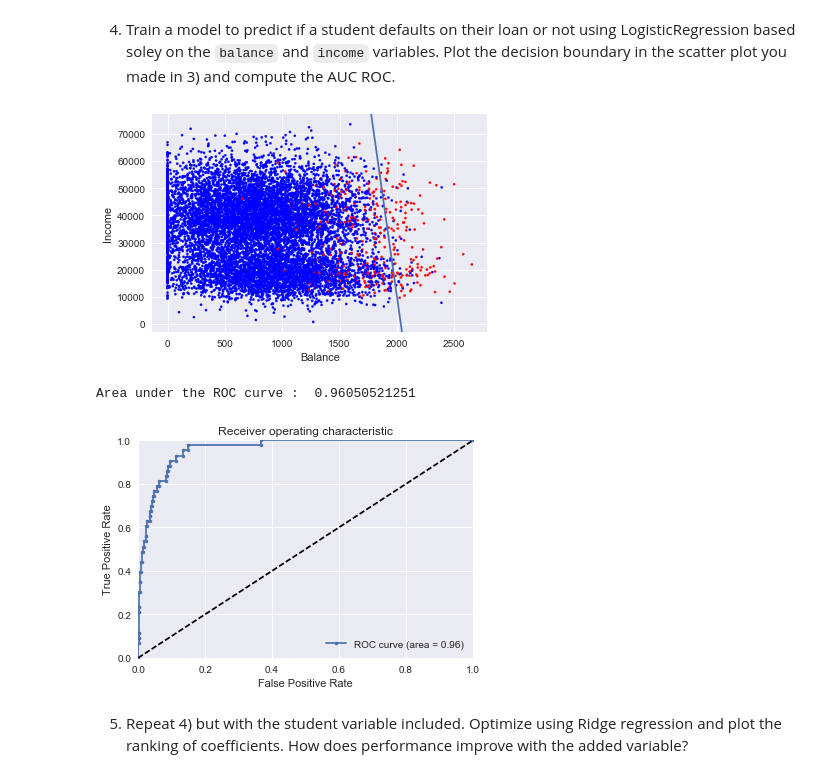
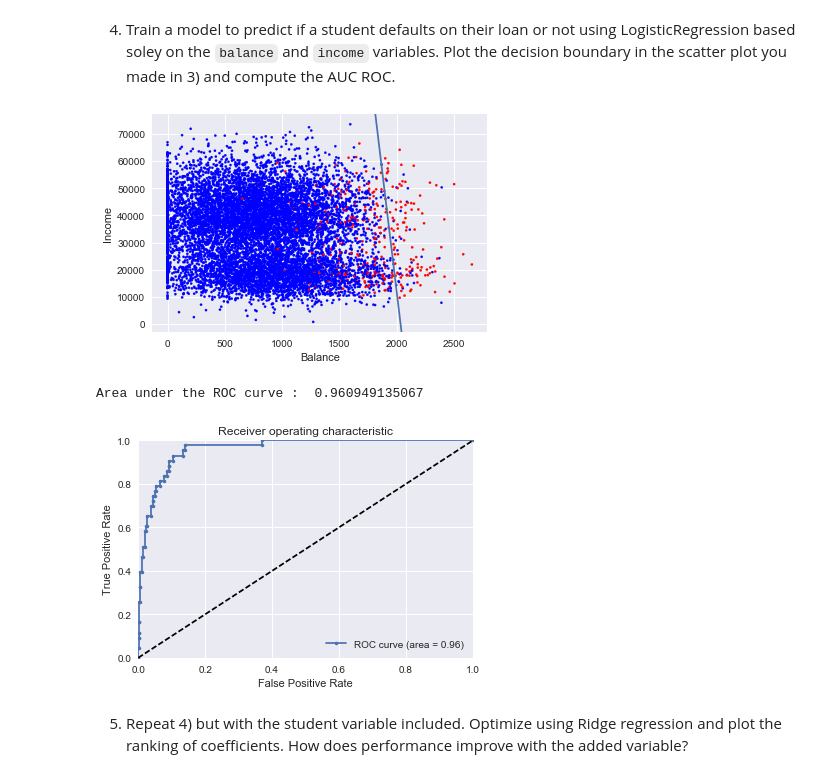
Before and after one commit to Columbia-Intro-Data-Science/python-introduction-seunghwanl, a Jupyter notebook: Homework/Homework 3 - Classification.ipynb, the cells around one changed output. Drawn from its saved outputs; the diff is of its cells as text; code cells hidden in the pictures.

```diff
--- a/Homework/Homework 3 - Classification.ipynb
+++ b/Homework/Homework 3 - Classification.ipynb
@@ -76,10 +76,16 @@ from sklearn.cross_validation import train_test_split
 from sklearn.utils import shuffle
 from sklearn.metrics import roc_curve, auc
 
+
 y = df.default
 X = df.drop(['default', 'student'], 1)
 
+
 X_train, X_test, y_train, y_test = train_test_split(X, y, test_size=0.20, random_state = 42)
+
+# JUST FOR PLOTTING: Though standardization is necessary, it screws up the scale of the scatter plot.
+# so the decision boundary may not be the most optimal, but it should be close enough.
+# I did add standardization for AUC ROC (inside generate_auc function from a class python notebook).
 
 logreg = LogisticRegression(penalty='l1')
 logreg.fit(X_train, y_train)
@@ -109,6 +115,8 @@ plt.ylabel('Income')
 
 plt.show()
 
+# for plotting, standardization
+
 y = df.default
 X = df.drop(['default', 'student'], 1)
 
@@ -119,39 +127,42 @@ def generate_auc(X,y,clf_class,**kwargs):
     # Construct training and testing set.
     X, y = shuffle(X, y, random_state=random_state)
     n_samples, n_features = X.shape
     half = int(n_samples/1.2)
     X_train, X_test = X[:half], X[half:]
     y_train, y_test = y[:half], y[half:]
 
+    # ADDED STANDARDIZATION
+    scaler = StandardScaler()
+    X_train = scaler.fit_transform(X_train)
+    X_test = scaler.transform(X_test)
+
     # Choose SVC classifier.
     classifier = clf_class(**kwargs)
     probas_ = classifier.fit(X_train, y_train).predict_proba(X_test)
 
     fpr, tpr, thresholds = roc_curve(y_test, probas_[:, 1])
     roc_auc = auc(fpr, tpr)
     print("Area under the ROC curve : ", roc_auc)
     return fpr, tpr, roc_auc, thresholds
-
-# Generate ROC  for LR with l1 penalty and C=0.1
-fpr,tpr,roc_auc, thresholds = generate_auc(X,y,LogisticRegression,C=0.1,penalty='l1')
 
 def generate_ROCplot(fpr,tpr,label,roc_auc):
     plt.clf()
     plt.plot(fpr, tpr, '.-',label='ROC curve (area = %0.2f)' % roc_auc)
     plt.plot([0, 1], [0, 1], 'k--')
     plt.xlim([0.0, 1.0])
     plt.ylim([0.0, 1.0])
     plt.xlabel('False Positive Rate')
     plt.ylabel('True Positive Rate')
     plt.title('Receiver operating characteristic')
     plt.legend(loc="lower right")
     plt.show()
 
-# Plots ROC
+
+fpr,tpr,roc_auc, thresholds = generate_auc(X,y,LogisticRegression,C=0.1,penalty='l1')
 generate_ROCplot(fpr,tpr,'LR',roc_auc)
 # %% [output]
-[figure, old version]
+[figure, new version]
-Area under the ROC curve :  0.96050521251
+Area under the ROC curve :  0.960949135067
 [figure]
 # %% [markdown]
 5) Repeat 4) but with the student variable included. Optimize using Ridge regression and plot the ranking
```
Also changed, not shown: parts of 13 cells of this notebook, 1 other file.
